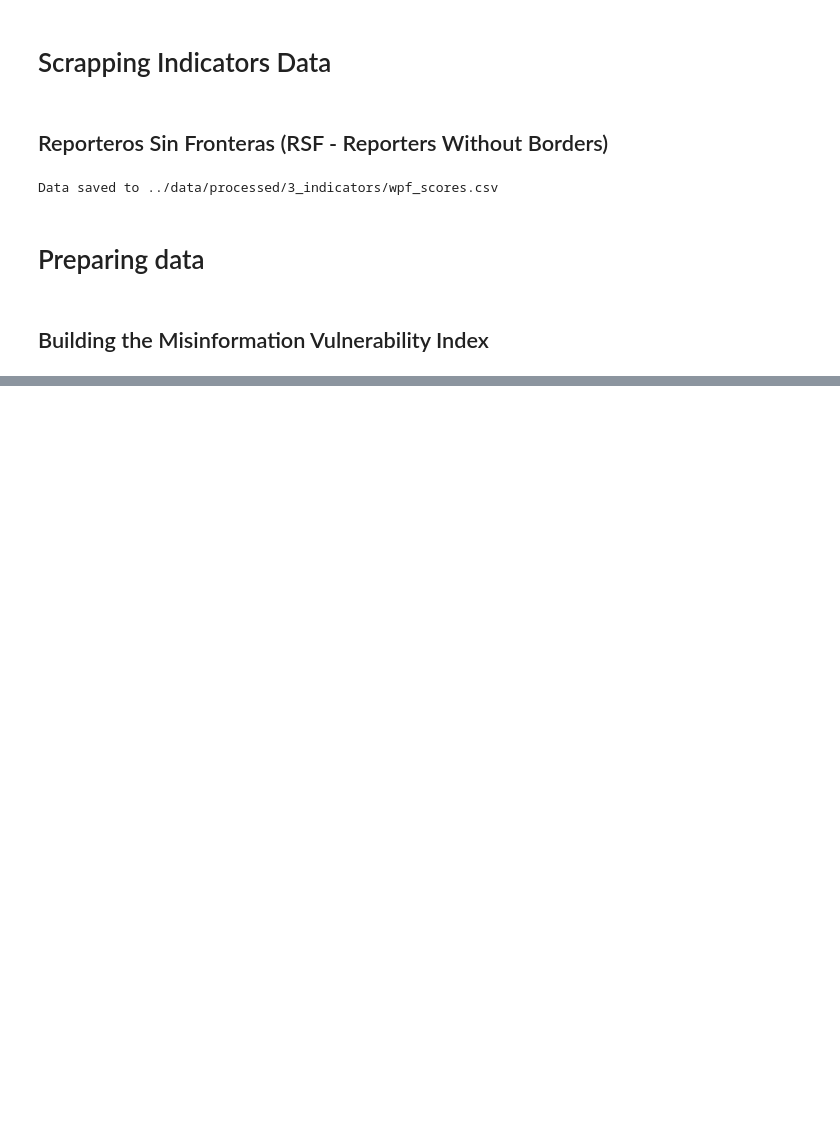
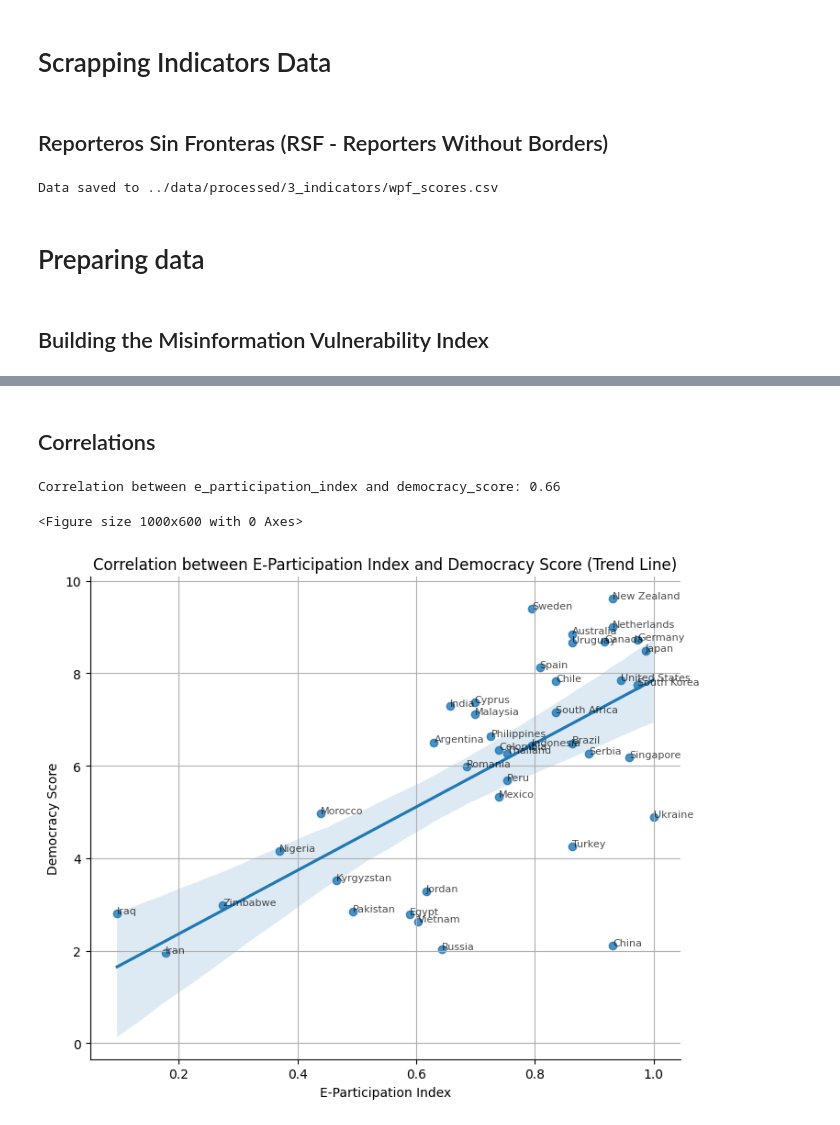
Before and after one commit to aranxaMarAm/new_misinformation_metrics, a Jupyter notebook: notebooks/5_index_features.ipynb, the cells around one changed output, grey strips where cells are left out. Saved outputs shown, nothing was run; the diff lists cells and outputs as text; code cells hidden in the pictures; blank space fills up the shorter version.

```diff
--- a/notebooks/5_index_features.ipynb
+++ b/notebooks/5_index_features.ipynb
@@ -294,7 +304,7 @@ df = pd.read_csv("../data/processed/3_indicators/misinformation_vulnerability_ri
 
 # Variables we want to keep the most recent values for
 target_vars = [
-    "events", "fatalities", "e_participation_index", "media_freedom_score",
+    "conflict_ranking", "e_participation_index", "media_freedom_score",
     "wave", "polarization_score", "wpf_score",
     "enrollment_percentage", "democracy_score"
 ]
@@ -324,6 +334,12 @@ result_df = pd.DataFrame(rows)
 # Delete wave column
 result_df = result_df.drop(columns=["wave"], errors='ignore')
 
+# ======= Bye HKG Territory and Taiwan ==========
+
+# Remove Hong Kong and Taiwan rows
+#result_df = result_df[result_df["country"] != "Hong Kong"]
+#result_df = result_df[result_df["country"] != "Taiwan"]
+
 ### Save as 'clean_misinformation_features.csv' in the reports, misinformation_indes directory
 save_dir = '../data/reports/misinformation_index'
 os.makedirs(save_dir, exist_ok=True)
@@ -353,0 +374,38 @@ plt.show()
+# %% [markdown]
+## Correlations
+# %%
+## Check correlation between "e_participation_index" and democracy_score
+
+# Ensure numeric conversion for the relevant columns
+result_df["e_participation_index"] = pd.to_numeric(result_df["e_participation_index"], errors="coerce")
+result_df["democracy_score"] = pd.to_numeric(result_df["democracy_score"], errors="coerce")
+
+# Drop rows with missing values in the relevant columns
+filtered_df = result_df.dropna(subset=["e_participation_index", "democracy_score"])
+
+# Calculate correlation
+correlation = filtered_df["e_participation_index"].corr(filtered_df["democracy_score"])
+print(f"Correlation between e_participation_index and democracy_score: {correlation:.2f}")
+
+# Plot correlation
+import matplotlib.pyplot as plt
+import seaborn as sns
+plt.figure(figsize=(10, 6))
+sns.lmplot(data=filtered_df, x='e_participation_index', y='democracy_score', height=6, aspect=1.2)
+plt.title("Correlation between E-Participation Index and Democracy Score (Trend Line)")
+plt.xlabel("E-Participation Index")
+plt.ylabel("Democracy Score")
+plt.grid()
+
+# Add country labels
+for i in range(filtered_df.shape[0]):
+    plt.annotate(filtered_df["country"].iloc[i],
+                 (filtered_df["e_participation_index"].iloc[i], filtered_df["democracy_score"].iloc[i]),
+                 fontsize=8, alpha=0.7)
+
+# Show plot
+plt.show()
+# %% [output]
+Correlation between e_participation_index and democracy_score: 0.66
+<Figure size 1000x600 with 0 Axes>
+[figure, added]
```
Also changed, not shown: parts of 7 cells of this notebook.
